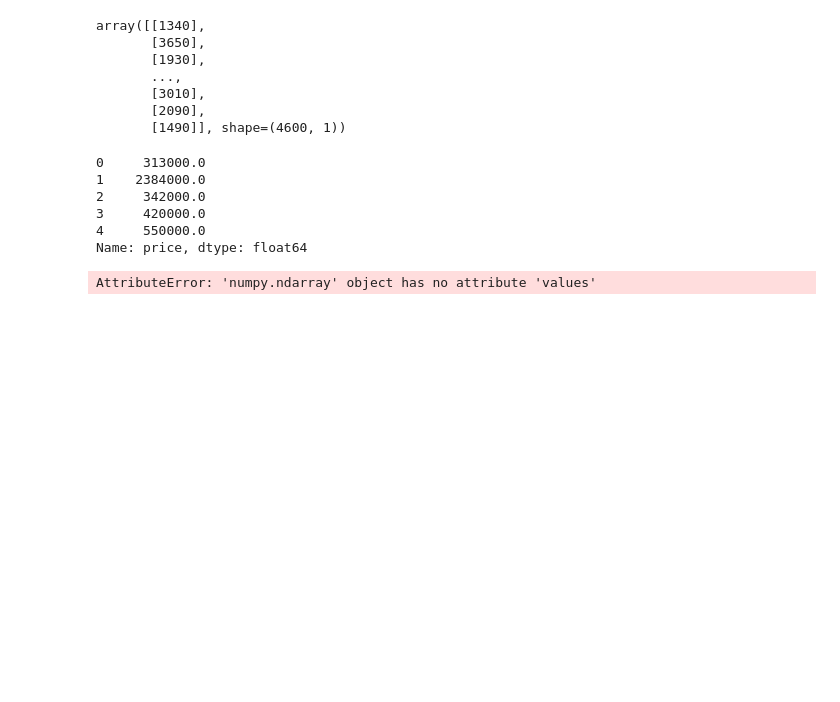
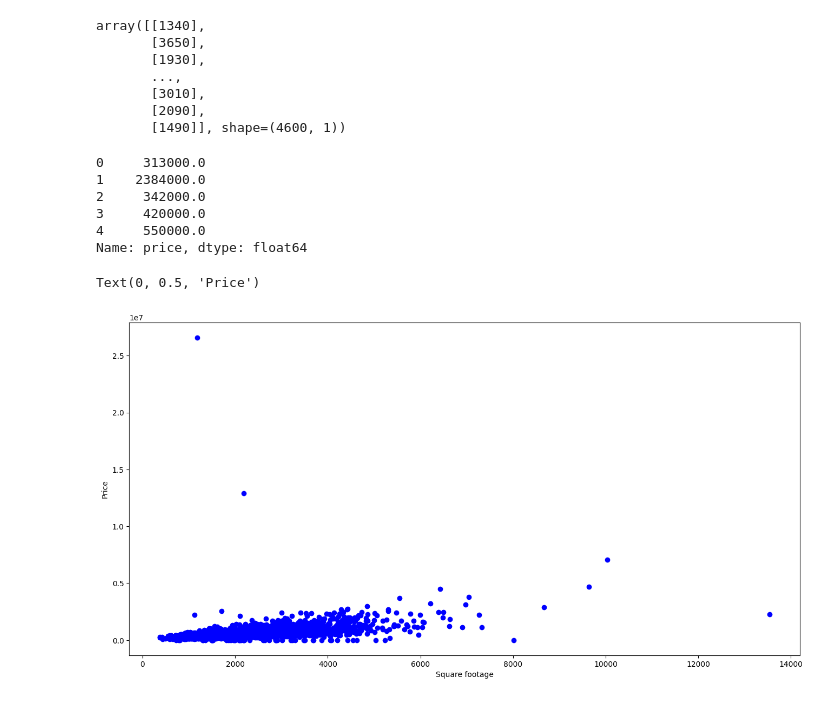
Before and after one commit to subenakhatun/Data-Science, a Jupyter notebook: MachineLearningTheory/linear-regression/linear-regression.ipynb, the cells around one changed output. Drawn from its saved outputs; the diff is of its cells as text; code cells hidden in the pictures; blank space fills up the shorter version.

```diff
--- a/MachineLearningTheory/linear-regression/linear-regression.ipynb
+++ b/MachineLearningTheory/linear-regression/linear-regression.ipynb
@@ -90,9 +90,12 @@ y.head()
 3     420000.0
 4     550000.0
 Name: price, dtype: float64
-# %%
-# convert X into 2D shape
-x = x.values.reshape(-1,1)
-x
-# %% [output]
-AttributeError: 'numpy.ndarray' object has no attribute 'values'
+# %%
+# now plat a scatter plot to show data diversity
+plt.figure(figsize=(16,8))
+plt.scatter(x,y,color='blue')
+plt.xlabel('Square footage')
+plt.ylabel('Price')
+# %% [output]
+Text(0, 0.5, 'Price')
+[figure, added]
```
Also changed, not shown: parts of 5 cells of this notebook.
